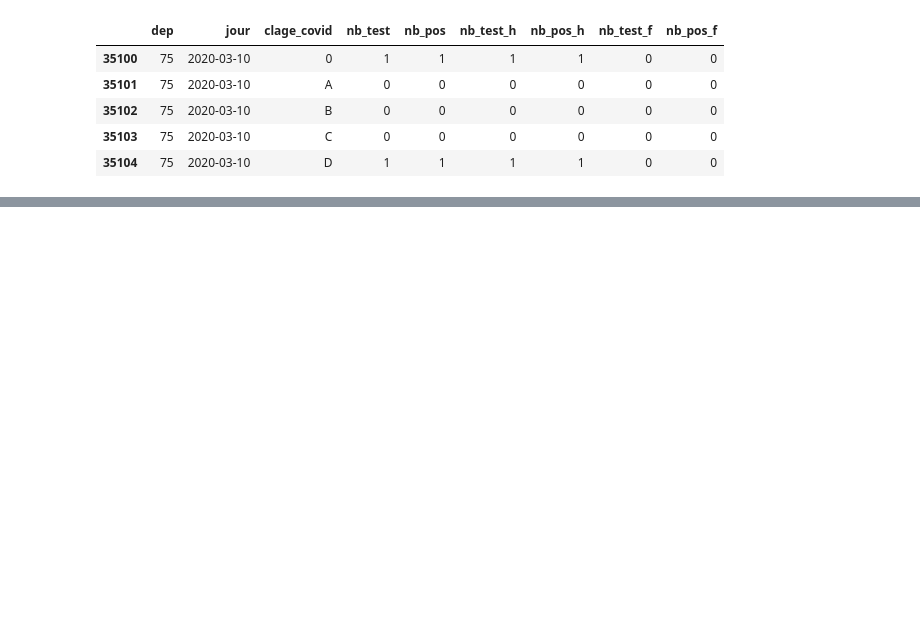
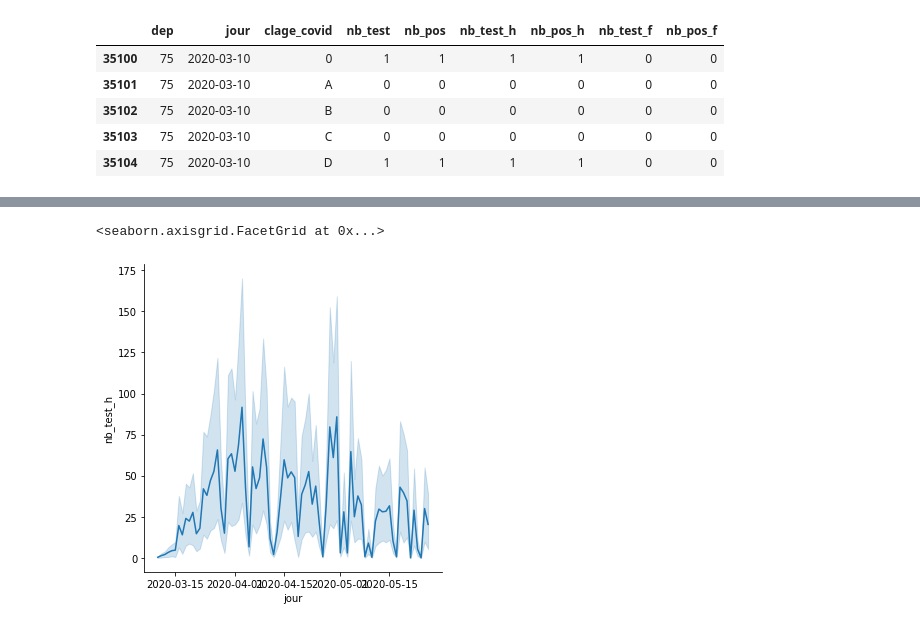
Before and after one commit to ChikenZLoveR/EvalPython, a Jupyter notebook: Evaluation.ipynb, the cells around one changed output, grey strips where cells are left out. Cells and saved outputs as stored; diff of their text form; code cells hidden in the pictures; blank space fills up the shorter version.

```diff
--- a/Evaluation.ipynb
+++ b/Evaluation.ipynb
@@ -63,0 +75,7 @@ sns.relplot(x="jour", y="nb_pos", kind="line", data=data1)
+# %%
+#Ce graphique sert a visualiser le nombre d'hommes testés entre le 10/03/2020 et le 26/05/2020
+#pour tous les laboratoires de ville de Paris
+sns.relplot(x="jour", y="nb_test_h", kind="line", data=data1)
+# %% [output]
+<seaborn.axisgrid.FacetGrid at 0x...>
+[figure, added]
```
Also changed, not shown: parts of 8 cells of this notebook.
